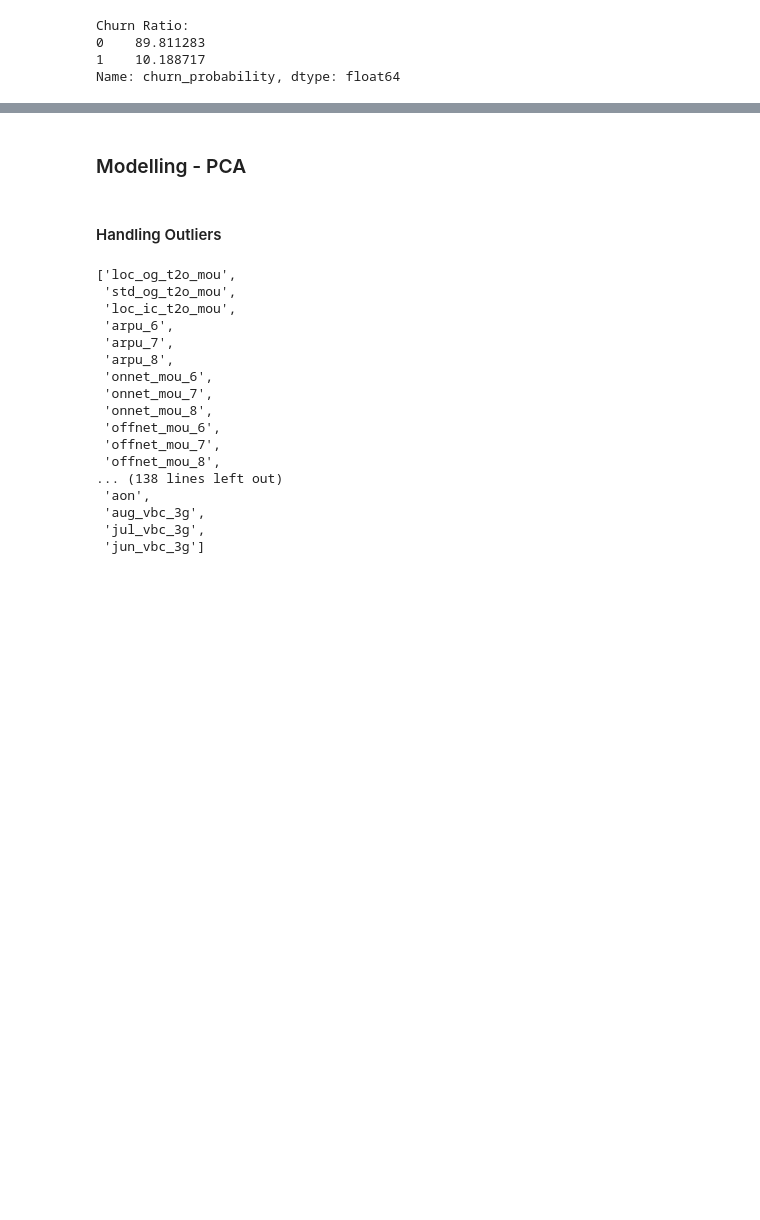
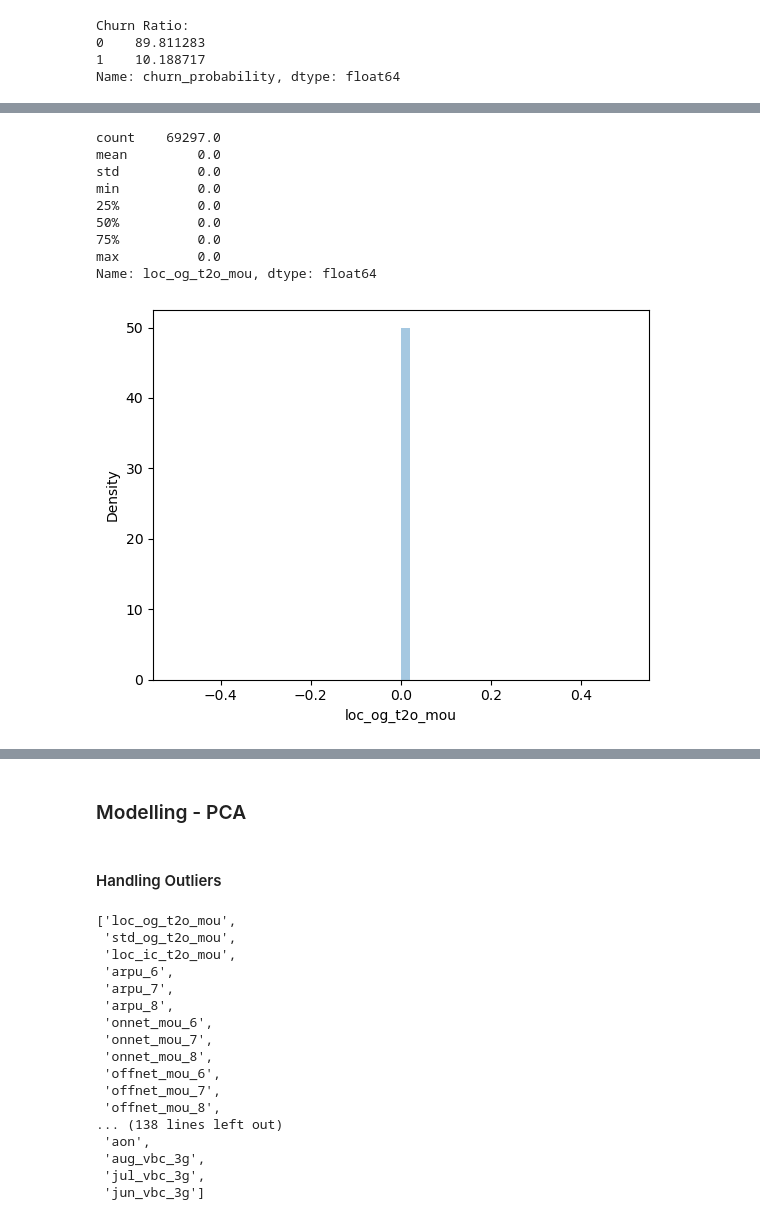
Before and after one commit to ncjanardhan-outlook/ncjpersonal, a Jupyter notebook: Telecom Churn Assignment/Chaitanya - Telecom Churn.ipynb, the cells around one changed output, grey strips where cells are left out. Cells and saved outputs as stored; diff of their text form; code cells hidden in the pictures; blank space fills up the shorter version.

```diff
--- a/Telecom Churn Assignment/Chaitanya - Telecom Churn.ipynb
+++ b/Telecom Churn Assignment/Chaitanya - Telecom Churn.ipynb
@@ -320,3 +247,31 @@ sns.countplot(dfChurn, x='churn_probability')
+# %%
+# create plotting functions
+def data_type(variable):
+    if variable.dtype == np.int64 or variable.dtype == np.float64:
+        return 'numerical'
+    elif variable.dtype == 'category':
+        return 'categorical'
+
+def univariate(variable, stats=True):
+
+    if data_type(variable) == 'numerical':
+        sns.distplot(variable)
+        if stats == True:
+            print(variable.describe())
+
+    elif data_type(variable) == 'categorical':
+        sns.countplot(variable)
+        if stats == True:
+            print(variable.value_counts())
+
+    else:
+        print("Invalid variable passed: either pass a numeric variable or a categorical vairable.")
+
+def bivariate(var1, var2):
+    if data_type(var1) == 'numerical' and data_type(var2) == 'numerical':
+        sns.regplot(var1, var2)
+    elif (data_type(var1) == 'categorical' and data_type(var2) == 'numerical') or (data_type(var1) == 'numerical' and data_type(var2) == 'categorical'):
+        sns.boxplot(var1, var2)
 # %%
 dfChurn['churn_probability'] = dfChurn['churn_probability'].astype('category')
 
@@ -329,0 +298,13 @@ Name: churn_probability, dtype: float64
+# %%
+univariate(churn.loc_og_t2o_mou)
+# %% [output]
+count    69297.0
+mean         0.0
+std          0.0
+min          0.0
+25%          0.0
+50%          0.0
+75%          0.0
+max          0.0
+Name: loc_og_t2o_mou, dtype: float64
+[figure, added]
```
Also changed, not shown: parts of 17 cells of this notebook.
